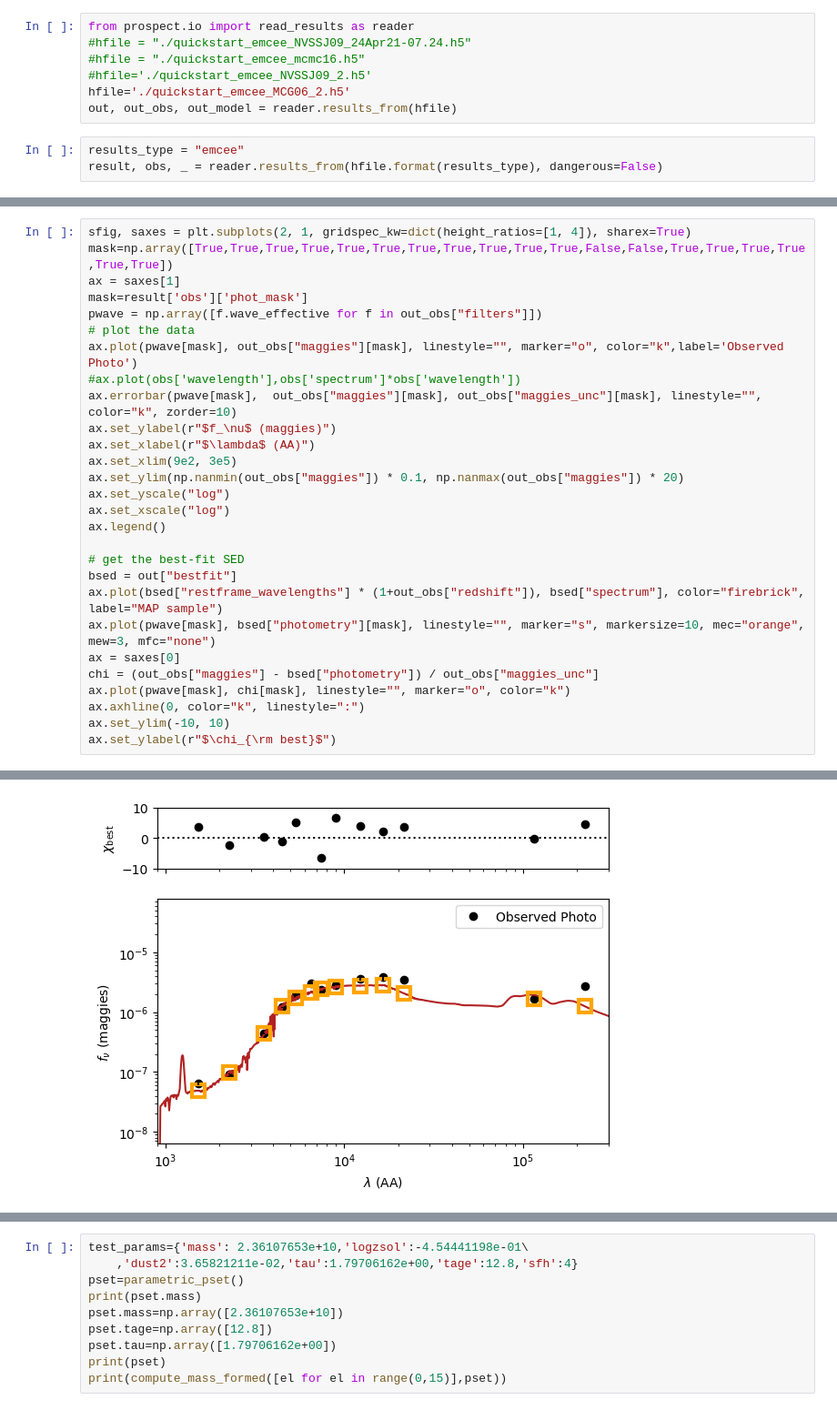
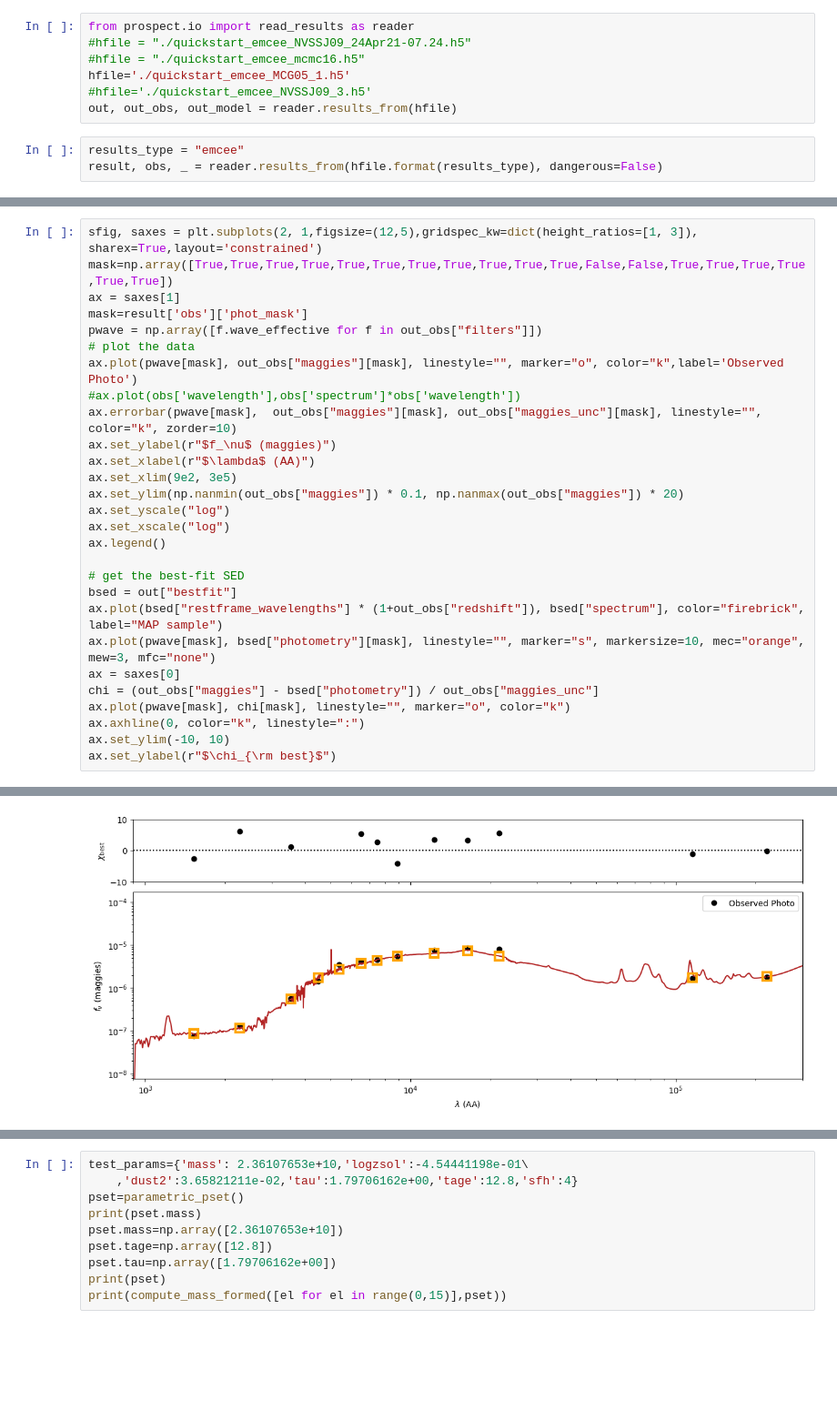
Before and after one commit to gregorycorcoran/Astro-Data, a Jupyter notebook: Visualiser.ipynb, the cells around one changed output, grey strips where cells are left out. Shown at 91% size. Drawn from its saved outputs; the diff is of its cells as text; blank space fills up the shorter version.

```diff
--- a/Visualiser.ipynb
+++ b/Visualiser.ipynb
@@ -20,8 +20,8 @@ from prospect.plotting.sfh import parametric_sfr, params_to_sfh,parametric_pset,
 from prospect.io import read_results as reader
 #hfile = "./quickstart_emcee_NVSSJ09_24Apr21-07.24.h5"
 #hfile = "./quickstart_emcee_mcmc16.h5"
-#hfile='./quickstart_emcee_NVSSJ09_2.h5'
-hfile='./quickstart_emcee_MCG06_2.h5'
+hfile='./quickstart_emcee_MCG05_1.h5'
+#hfile='./quickstart_emcee_NVSSJ09_3.h5'
 out, out_obs, out_model = reader.results_from(hfile)
 # %%
 results_type = "emcee"
@@ -92,31 +162,31 @@ cfig = reader.subcorner(result,start=800)
 # %%
-sfig, saxes = plt.subplots(2, 1, gridspec_kw=dict(height_ratios=[1, 4]), sharex=True)
+sfig, saxes = plt.subplots(2, 1,figsize=(12,5),gridspec_kw=dict(height_ratios=[1, 3]), sharex=True,layout='constrained')
 mask=np.array([True,True,True,True,True,True,True,True,True,True,True,False,False,True,True,True,True,True,True])
 ax = saxes[1]
 mask=result['obs']['phot_mask']
 pwave = np.array([f.wave_effective for f in out_obs["filters"]])
 # plot the data
 ax.plot(pwave[mask], out_obs["maggies"][mask], linestyle="", marker="o", color="k",label='Observed Photo')
 #ax.plot(obs['wavelength'],obs['spectrum']*obs['wavelength'])
 ax.errorbar(pwave[mask],  out_obs["maggies"][mask], out_obs["maggies_unc"][mask], linestyle="", color="k", zorder=10)
 ax.set_ylabel(r"$f_\nu$ (maggies)")
 ax.set_xlabel(r"$\lambda$ (AA)")
 ax.set_xlim(9e2, 3e5)
 ax.set_ylim(np.nanmin(out_obs["maggies"]) * 0.1, np.nanmax(out_obs["maggies"]) * 20)
 ax.set_yscale("log")
 ax.set_xscale("log")
 ax.legend()
 
 # get the best-fit SED
 bsed = out["bestfit"]
 ax.plot(bsed["restframe_wavelengths"] * (1+out_obs["redshift"]), bsed["spectrum"], color="firebrick", label="MAP sample")
 ax.plot(pwave[mask], bsed["photometry"][mask], linestyle="", marker="s", markersize=10, mec="orange", mew=3, mfc="none")
 ax = saxes[0]
 chi = (out_obs["maggies"] - bsed["photometry"]) / out_obs["maggies_unc"]
 ax.plot(pwave[mask], chi[mask], linestyle="", marker="o", color="k")
 ax.axhline(0, color="k", linestyle=":")
 ax.set_ylim(-10, 10)
 ax.set_ylabel(r"$\chi_{\rm best}$")
 # %% [output]
 Text(0, 0.5, '$\\chi_{\\rm best}$')
-[figure, old version]
+[figure, new version]
```
Also changed, not shown: parts of 8 cells of this notebook, 2 other files.
